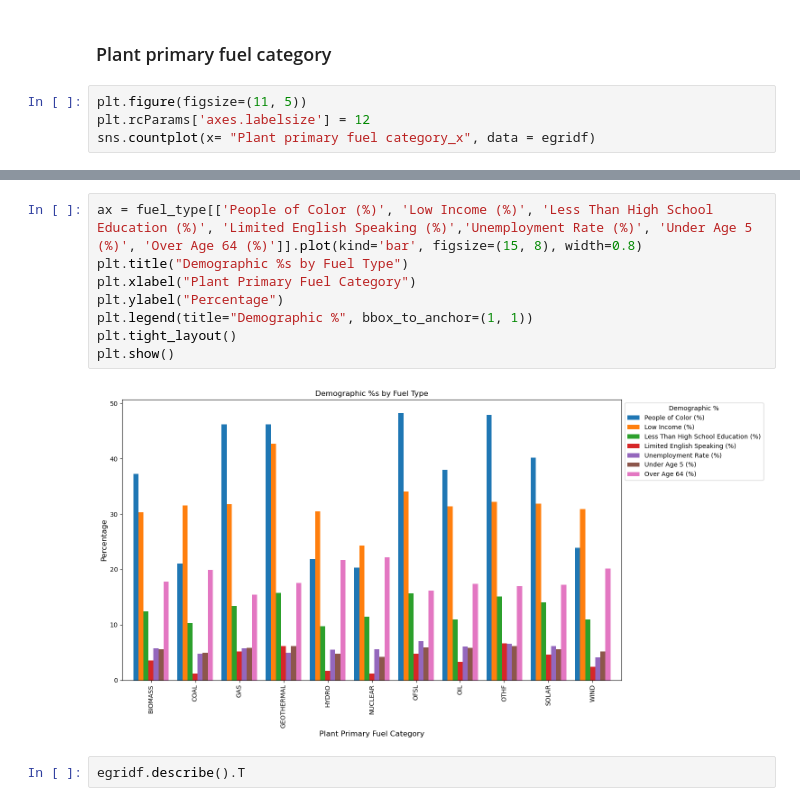
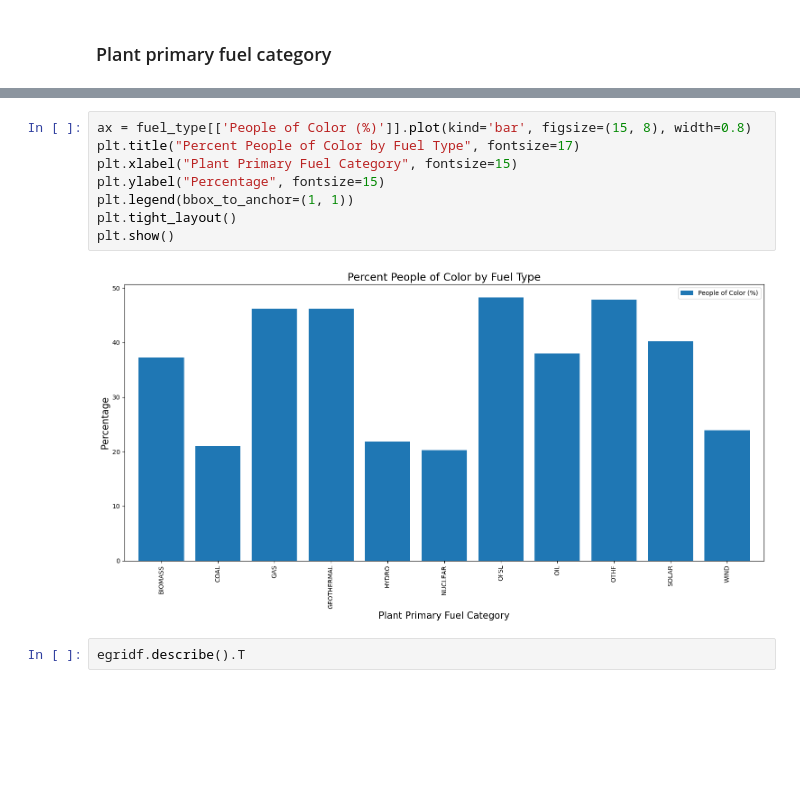
Before and after one commit to reilyfairchild/Data102_Final_Project, a Jupyter notebook: FINAL_REPORT.ipynb, the cells around one changed output, grey strips where cells are left out. Cells and saved outputs as stored; diff of their text form; blank space fills up the shorter version.

Commit message:
people of color by fuel type

```diff
--- a/FINAL_REPORT.ipynb
+++ b/FINAL_REPORT.ipynb
@@ -400,7 +373,3 @@ joined.to_csv('data/mh_analysis_ready.csv') # save for multiple hypothesis noteb
 # EDA
 # %% [markdown]
 ### Plant primary fuel category
-# %%
-plt.figure(figsize=(11, 5))
-plt.rcParams['axes.labelsize'] = 12
-sns.countplot(x= "Plant primary fuel category_x", data = egridf)
@@ -438,15 +391,15 @@ fuel_type
 | SOLAR | 1.0 | 24630.980608 | 40.209114 | 31.918229 | 14.061086 | ... |
 | WIND | 1.0 | 2411.741259 | 23.940559 | 30.878788 | 10.966200 | ... |
 # %%
-ax = fuel_type[['People of Color (%)', 'Low Income (%)', 'Less Than High School Education (%)', 'Limited English Speaking (%)','Unemployment Rate (%)', 'Under Age 5 (%)', 'Over Age 64 (%)']].plot(kind='bar', figsize=(15, 8), width=0.8)
-plt.title("Demographic %s by Fuel Type")
-plt.xlabel("Plant Primary Fuel Category")
-plt.ylabel("Percentage")
-plt.legend(title="Demographic %", bbox_to_anchor=(1, 1))
+ax = fuel_type[['People of Color (%)']].plot(kind='bar', figsize=(15, 8), width=0.8)
+plt.title("Percent People of Color by Fuel Type", fontsize=17)
+plt.xlabel("Plant Primary Fuel Category", fontsize=15)
+plt.ylabel("Percentage", fontsize=15)
+plt.legend(bbox_to_anchor=(1, 1))
 plt.tight_layout()
 plt.show()
 # %% [output]
-[figure, old version]
+[figure, new version]
 # %%
 egridf.describe().T
 # %% [output]
```
Also changed, not shown: parts of 8 cells of this notebook.
